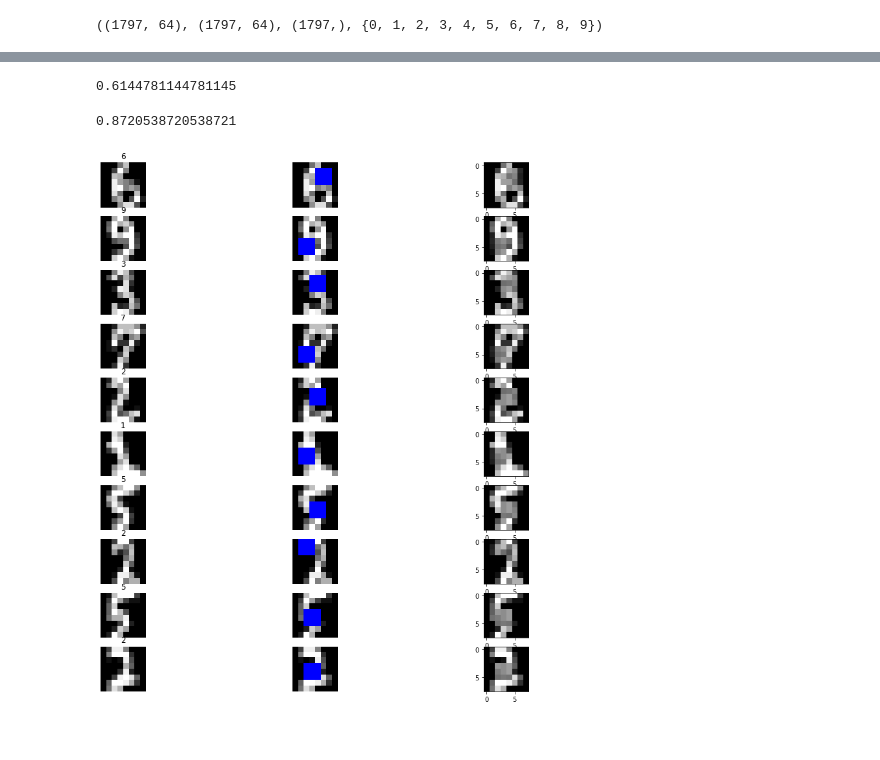
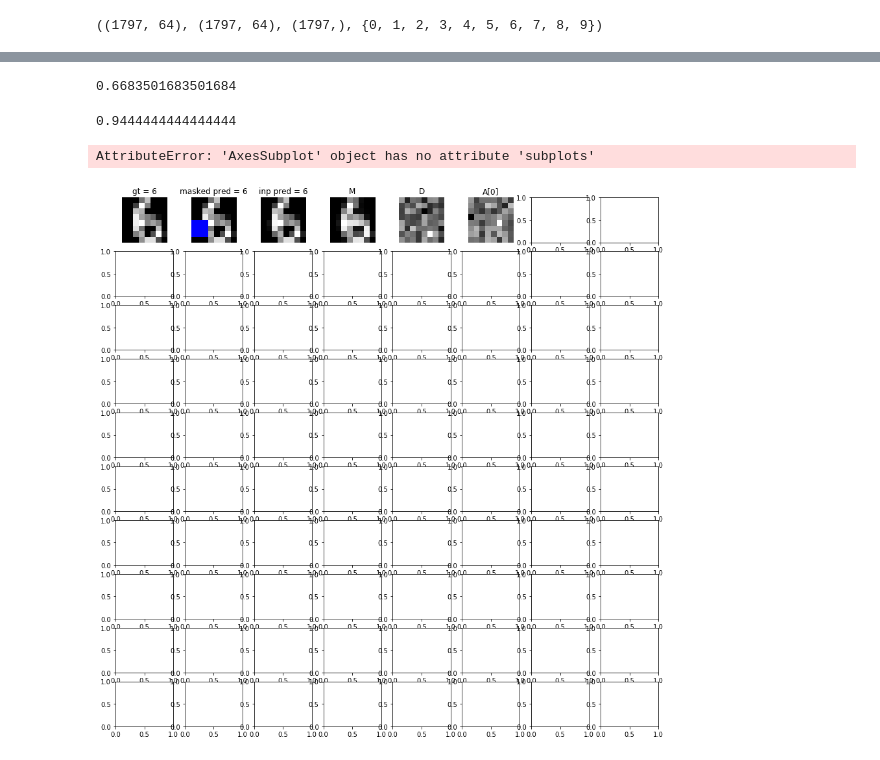
Before and after one commit to mprzewie/dmfa_inpainting, a Jupyter notebook: notebooks/digits_inpainting.ipynb, the cells around one changed output, grey strips where cells are left out. Cells and saved outputs as stored; diff of their text form; code cells hidden in the pictures.

Commit message:
lots of training and visualization code

```diff
--- a/notebooks/digits_inpainting.ipynb
+++ b/notebooks/digits_inpainting.ipynb
@@ -206,10 +159,12 @@ accuracy_score(classifier.predict(X_test), y_test)
 # %%
 X_test_masked = X_test * J_test
-accuracy_score(classifier.predict(X_test_masked), y_test)
+y_test_masked_pred = classifier.predict(X_test_masked)
+
+accuracy_score(y_test_masked_pred, y_test)
 # %% [output]
-0.6144781144781145
+0.6683501683501684
 # %%
-P_test, M_test, A_test, D_test = inpainter(torch.Tensor(X_test_masked).cuda(), torch.Tensor(J_test).cuda())
+P_test, M_test, A_test, D_test = inpainter(torch.Tensor(X_test_masked), torch.Tensor(J_test))
 
 X_test_inpainted = X_test_masked.copy()
 X_test_inpainted[J_test == 0] = M_test.detach().cpu().numpy()[:, 0][J_test == 0]
@@ -218,23 +173,46 @@ X_test_inpainted[J_test == 0] = M_test.detach().cpu().numpy()[:, 0][J_test == 0]
 # print("X_test_masked[0]", X_test_masked[0])
 # print("M_test.detach().numpy()[0, 0]", M_test.detach().cpu().numpy()[0, 0])
 # print("X_test_inpainted[0]", X_test_inpainted[0])
-accuracy_score(classifier.predict(X_test_inpainted), y_test)
+y_test_inp_pred = classifier.predict(X_test_inpainted)
+accuracy_score(y_test_inp_pred, y_test)
 # %% [output]
-0.8720538720538721
+0.9444444444444444
 # %%
-fig, axes = plt.subplots(10, 3, figsize=(15, 15))
+fig, axes = plt.subplots(10, 5 + A_test.shape[2], figsize=(15, 15))
 for i in range(10):
 
     ax = axes[i, 0]
-    ax.set_title(f"{y_test[i]}")
+    ax.set_title(f"gt = {y_test[i]}")
     ax.imshow(X_test[i].reshape(8,8), cmap="gray")
     ax.axis("off")
+
+    axes[i,1].set_title(f"masked pred = {y_test_masked_pred[i]}")
     vis_digit_mask(X_test[i], J_test[i], ax=axes[i, 1])
 
     ax = axes[i, 2]
+    ax.set_title(f"inp pred = {y_test_inp_pred[i]}")
     ax.imshow(X_test_inpainted[i].reshape(8,8), cmap="gray")
+    ax.axis("off")
 #     vis_digit_mask(X_train[i], J_train[i],ax)
 
+    ax = axes[i, 3]
+    ax.set_title(f"M")
+    ax.imshow(M_test[i, 0].reshape(8,8).detach().numpy(), cmap="gray")
+    ax.axis("off")
+
+    ax = axes[i, 4]
+    ax.set_title(f"D")
+    ax.imshow(D_test[i, 0].reshape(8,8).detach().numpy(), cmap="gray")
+    ax.axis("off")
+
+    for j in range(A_test.shape[2]):
+        ax = axes[i, 5 + j]
+        ax.set_title(f"A[{j}]")
+        ax.imshow(A_test[i, 0, j].reshape(8,8).detach().numpy(), cmap="gray")
+        ax.axis("off")
+        f, a = ax.subplots(3,3)
+plt.suptitle("Test")
 plt.show()
 # %% [output]
+AttributeError: 'AxesSubplot' object has no attribute 'subplots'
-[figure, old version]
+[figure, new version]
```
Also changed, not shown: parts of 9 cells of this notebook, 15 other files.
